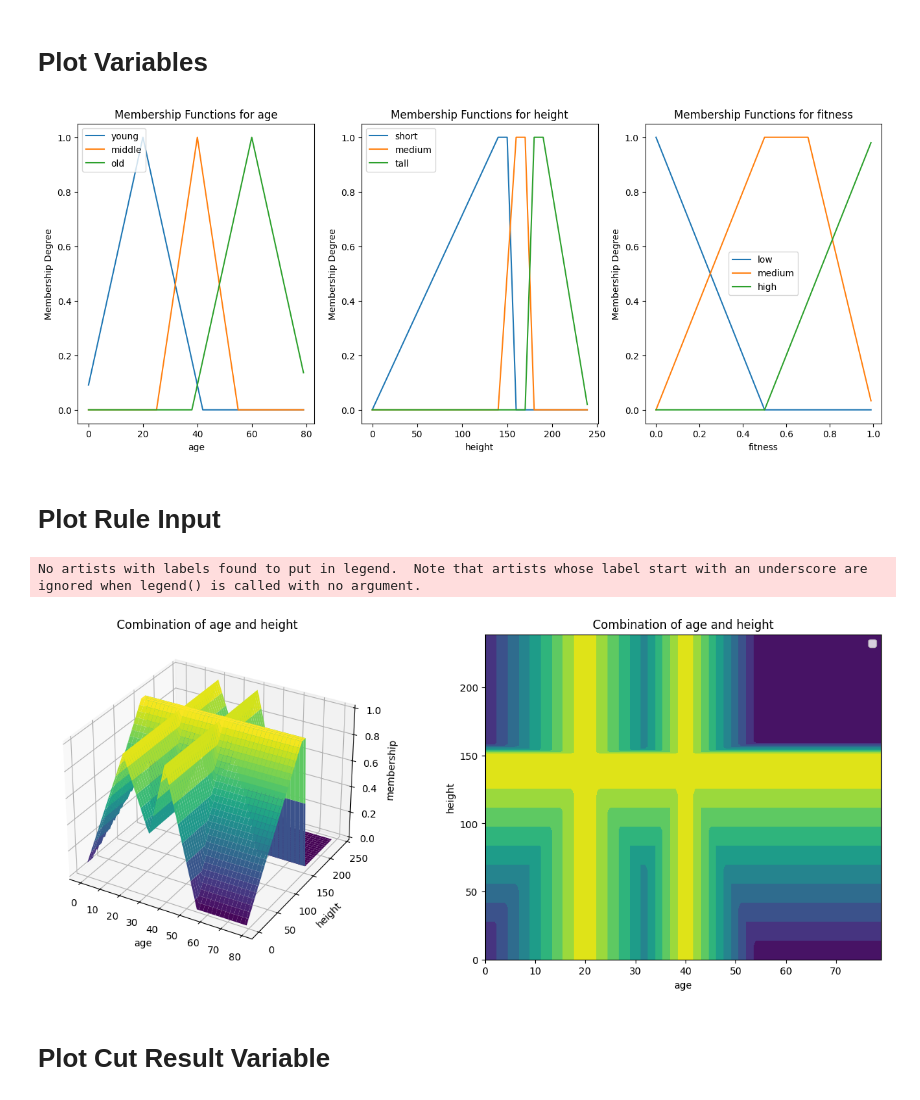
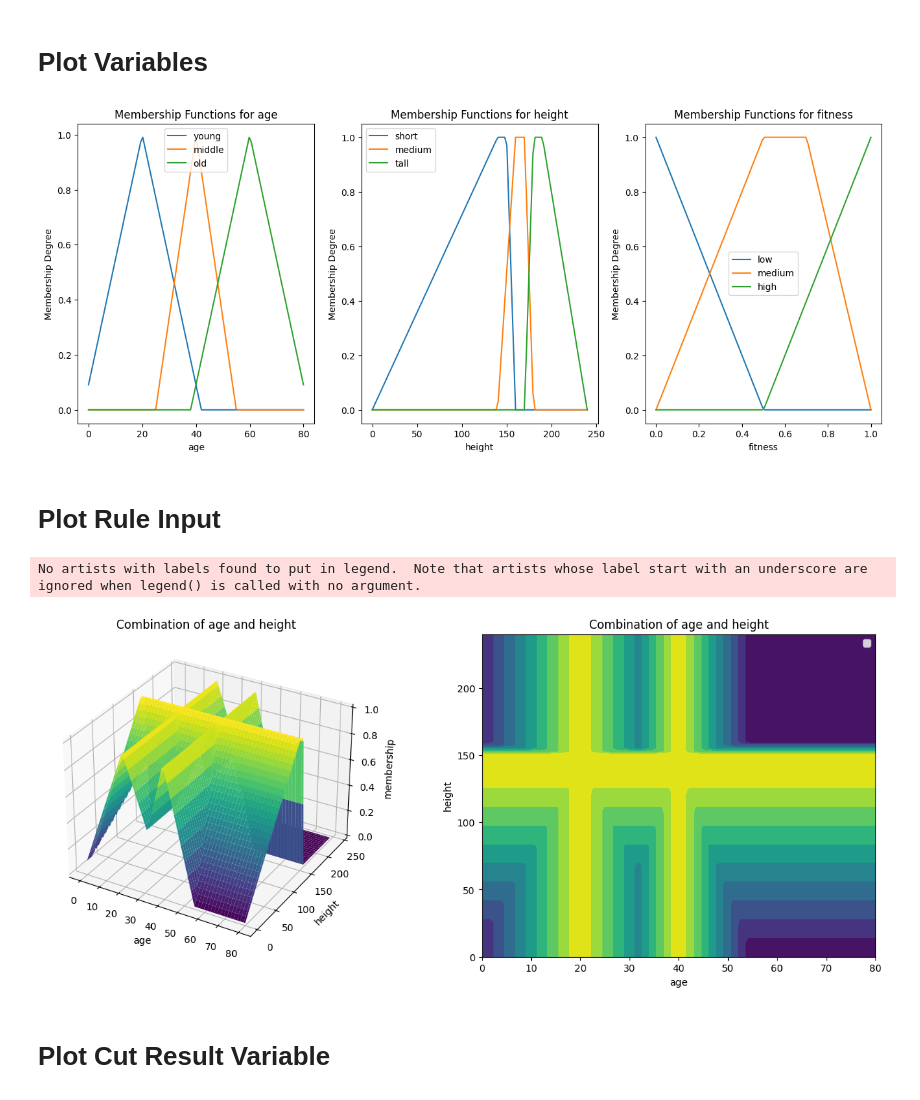
Before and after one commit to ManuelLerchner/AutoPas-FuzzyTuning-Bachelor-Thesis, a Jupyter notebook: notes/1-Testing/fuzzy-test/fuzzy-system-idea.ipynb, the cells around one changed output. Drawn from its saved outputs; the diff is of its cells as text; code cells hidden in the pictures.

```diff
--- a/notes/1-Testing/fuzzy-test/fuzzy-system-idea.ipynb
+++ b/notes/1-Testing/fuzzy-test/fuzzy-system-idea.ipynb
@@ -77,15 +76,17 @@ class Trapezoid(MembershipFunction):
             super().__init__(name,function)
 # %%
 class FuzzyVariable:
-    def __init__(self, name:str):
+    def __init__(self, name:str, range:tuple) -> None:
         self.name = name
         self.membership_functions: dict[str, MembershipFunction] = dict()
+        self.range = range
 
     def add_membership_function(self, mf: MembershipFunction):
-        mf.input_variables.append(self.name)
+        mf.input_variable = self
         self.membership_functions[mf.name] = mf
 
-    def plot(self, ax, x_range):
+    def plot(self, ax):
+        x_range = np.linspace(*self.range, 100)
         for mf in self.membership_functions.values():
             mf.plot(ax, self.name, x_range)
         ax.set_title(f'Membership Functions for {self.name}')
@@ -96,7 +97,6 @@ class FuzzyVariable:
     def evaluate(self, x):
         return {name: mf(x) for name, mf in self.membership_functions.items()}
 
-
     def __eq__(self, name):
         return self.membership_functions[name]
 
@@ -105,19 +105,19 @@ class FuzzyVariable:
 # %% [markdown]
 # Create Some Fuzzy Variables
 # %%
-age = FuzzyVariable("age")
+age = FuzzyVariable("age", (0, 80))
 
 age.add_membership_function(Triangle("young", 20, 22))
 age.add_membership_function(Triangle("middle", 40, 15))
 age.add_membership_function(Triangle("old", 60, 22))
 # %%
-height = FuzzyVariable("height")
+height = FuzzyVariable("height", (0, 240))
 
 height.add_membership_function(Trapezoid("short", 0, 140, 150, 160))
 height.add_membership_function(Trapezoid("medium", 140, 160, 170, 180))
 height.add_membership_function(Trapezoid("tall", 170, 180, 190, 240))
 # %%
-fitness = FuzzyVariable("fitness")
+fitness = FuzzyVariable("fitness", (0, 1))
 
 fitness.add_membership_function(Triangle("low", 0, 0.5))
 fitness.add_membership_function(Trapezoid("medium", 0, 0.5, 0.7, 1))
@@ -127,14 +127,14 @@ fitness.add_membership_function(Triangle("high", 1, 0.5))
 # %%
 fig, ax = plt.subplots(1,3)
 fig.set_size_inches(16, 6)
 
-age.plot(ax[0], np.arange(0, 80, 1))
-height.plot(ax[1], np.arange(0, 240, 1))
-fitness.plot(ax[2], np.arange(0, 1, 0.01))
+age.plot(ax[0])
+height.plot(ax[1])
+fitness.plot(ax[2])
 
 plt.show()
 # %% [output]
-[figure, old version]
+[figure, new version]
 # %%
 class FuzzyRule:
     def __init__(self, antecedent: MembershipFunction, consequent: MembershipFunction):
@@ -182,10 +192,10 @@ class FuzzyRule:
 # %%
 rule1= FuzzyRule((age=="young") | (height=="short") | (age=="middle"), fitness=="low")
 # %%
-rule1.plot_rules({"x": ("age", np.arange(0, 80, 1)), "y": ("height", np.arange(0, 240, 1))})
+rule1.plot_rules({"x": "age", "y": "height"})
 # %% [output]
 No artists with labels found to put in legend.  Note that artists whose label start with an underscore are ignored when legend() is called with no argument.
-[figure, old version]
+[figure, new version]
 # %%
 output1=rule1.evaluate({"age": 35, "height": 75})
 # %% [markdown]
```
Also changed, not shown: parts of 9 cells of this notebook.
